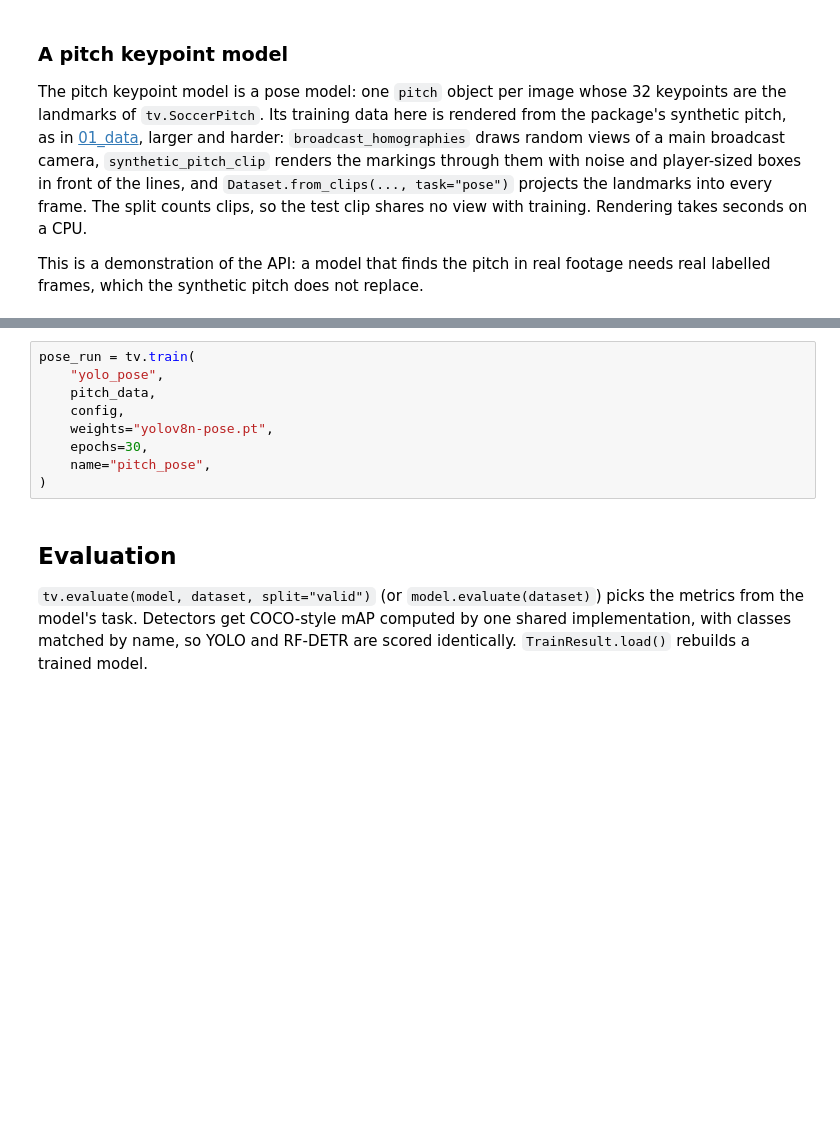
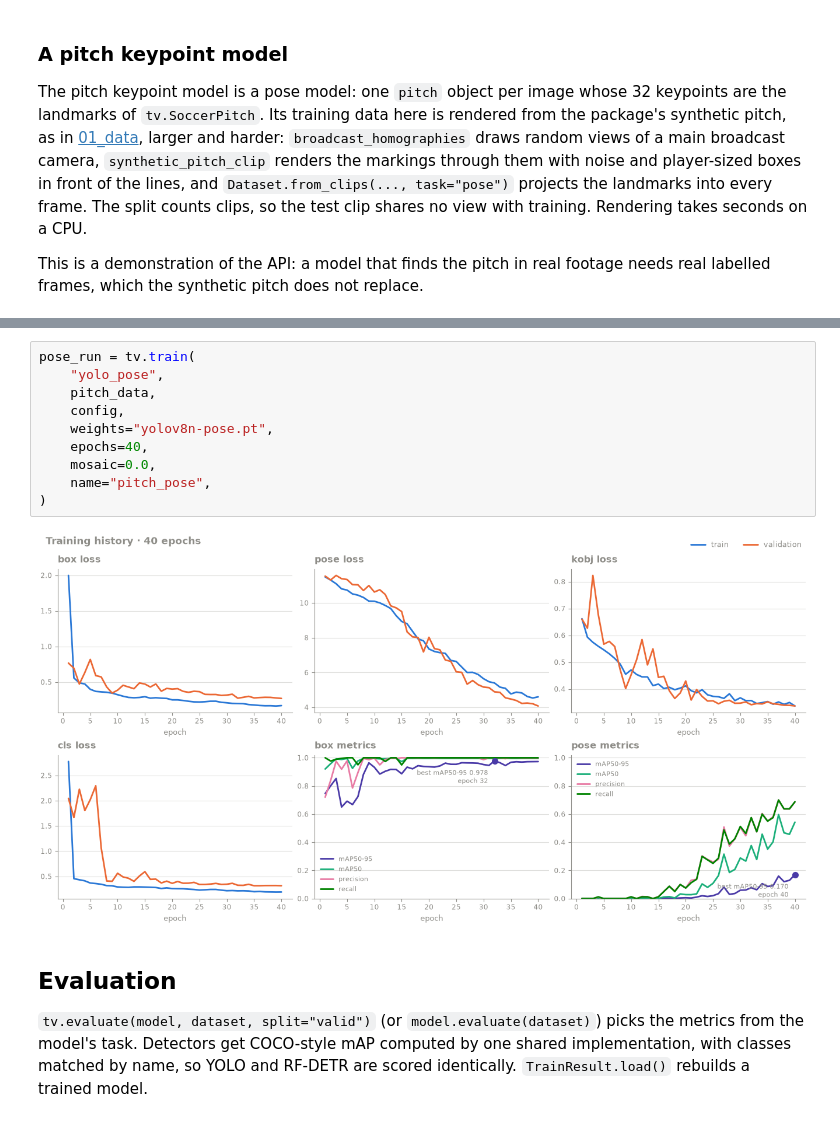
Before and after one commit to RedHot099/TactiFootVision, a Jupyter notebook: notebooks/03_training_and_evaluation.ipynb, the cells around one changed output, grey strips where cells are left out. Drawn from its saved outputs; the diff is of its cells as text; blank space fills up the shorter version.

```diff
--- a/notebooks/03_training_and_evaluation.ipynb
+++ b/notebooks/03_training_and_evaluation.ipynb
@@ -254,12 +304,15 @@ few minutes on a T4.
 # %%
 pose_run = tv.train(
     "yolo_pose",
     pitch_data,
     config,
     weights="yolov8n-pose.pt",
-    epochs=30,
+    epochs=40,
+    mosaic=0.0,
     name="pitch_pose",
 )
+# %% [output]
+[figure, added]
 # %% [markdown]
 ## Evaluation
 
```
Also changed, not shown: parts of 17 cells of this notebook, 17 other files.
